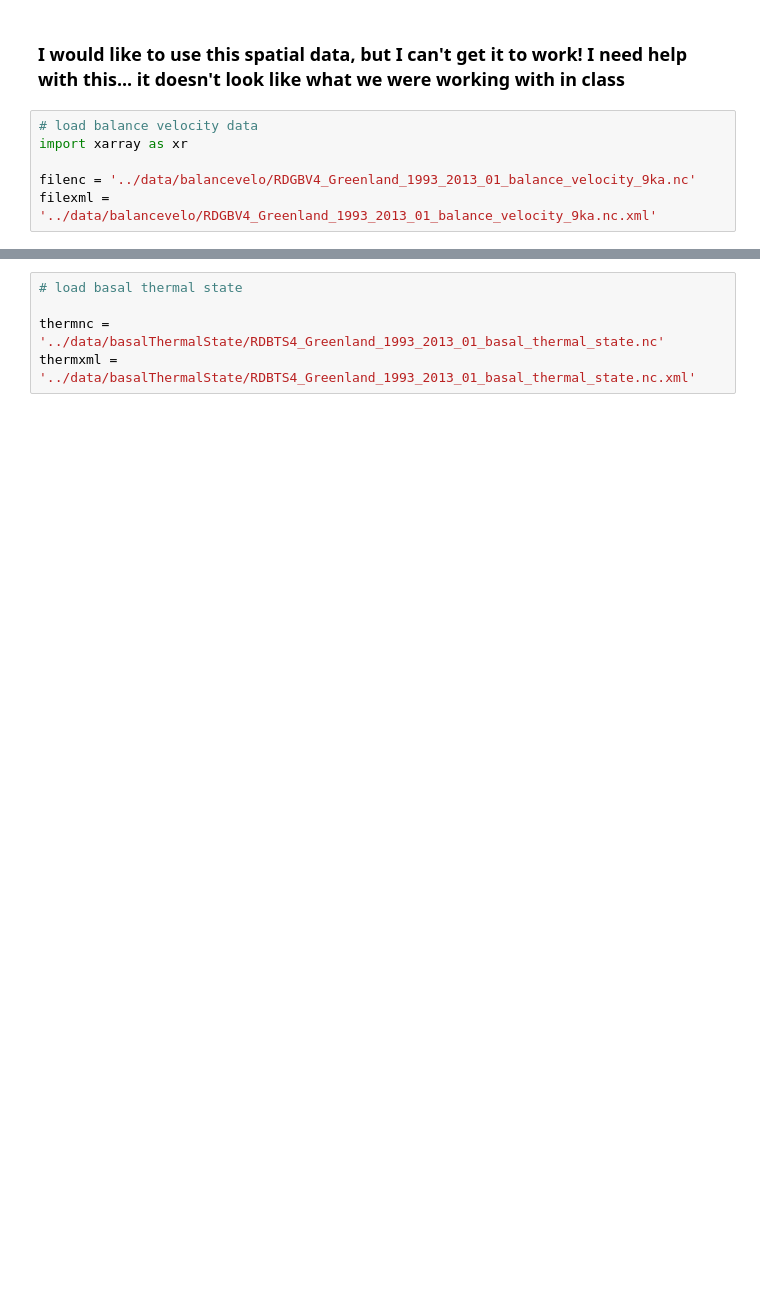
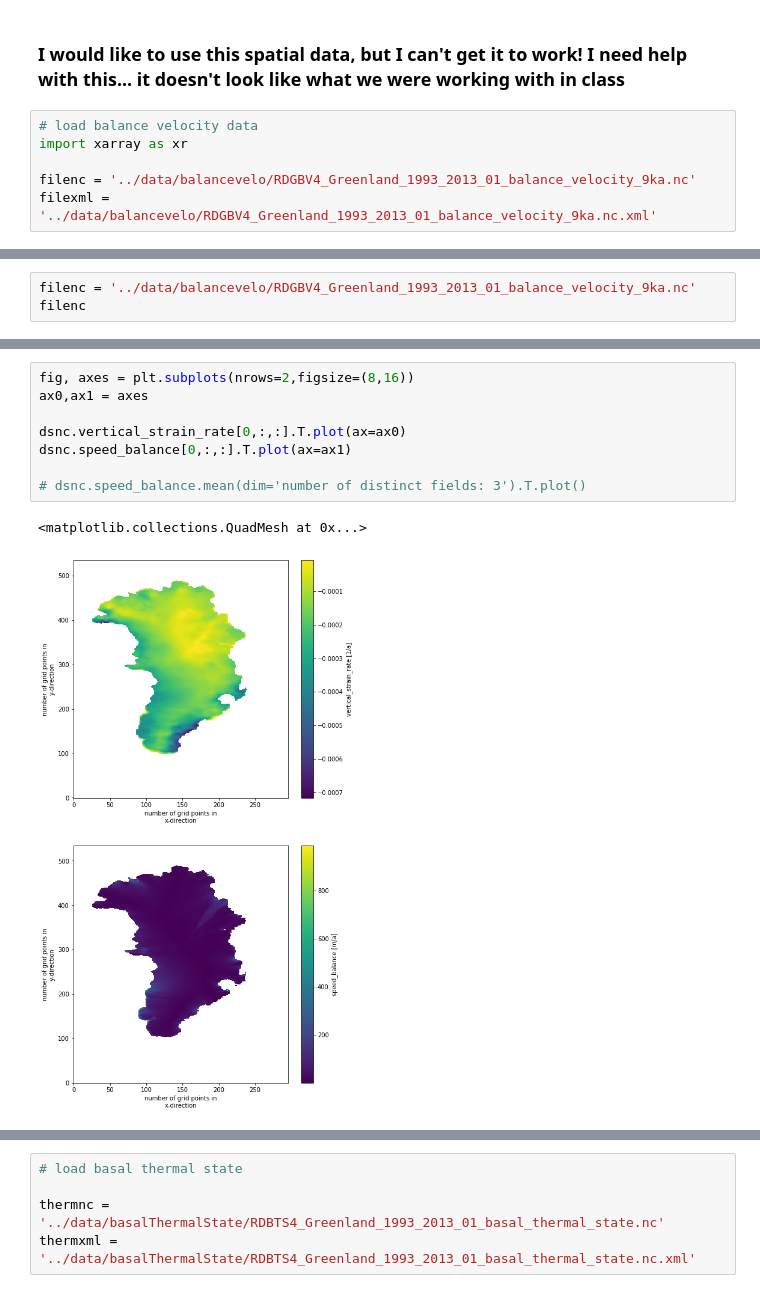
Before and after one commit to tsawi/rces_final_project, a Jupyter notebook: notebooks/FinalProject.ipynb, the cells around one changed output, grey strips where cells are left out. Saved outputs shown, nothing was run; the diff lists cells and outputs as text; blank space fills up the shorter version.

```diff
--- a/notebooks/FinalProject.ipynb
+++ b/notebooks/FinalProject.ipynb
@@ -130,0 +121,3 @@ dsnc.D1_mask.plot()
+# %%
+filenc = '../data/balancevelo/RDGBV4_Greenland_1993_2013_01_balance_velocity_9ka.nc'
+filenc
@@ -130,0 +174,11 @@ dsnc.D1_mask.plot()
+# %%
+fig, axes = plt.subplots(nrows=2,figsize=(8,16))
+ax0,ax1 = axes
+
+dsnc.vertical_strain_rate[0,:,:].T.plot(ax=ax0)
+dsnc.speed_balance[0,:,:].T.plot(ax=ax1)
+
+# dsnc.speed_balance.mean(dim='number of distinct fields: 3').T.plot()
+# %% [output]
+<matplotlib.collections.QuadMesh at 0x...>
+[figure, added]
```
Also changed, not shown: parts of 18 cells of this notebook, 5 other files.
